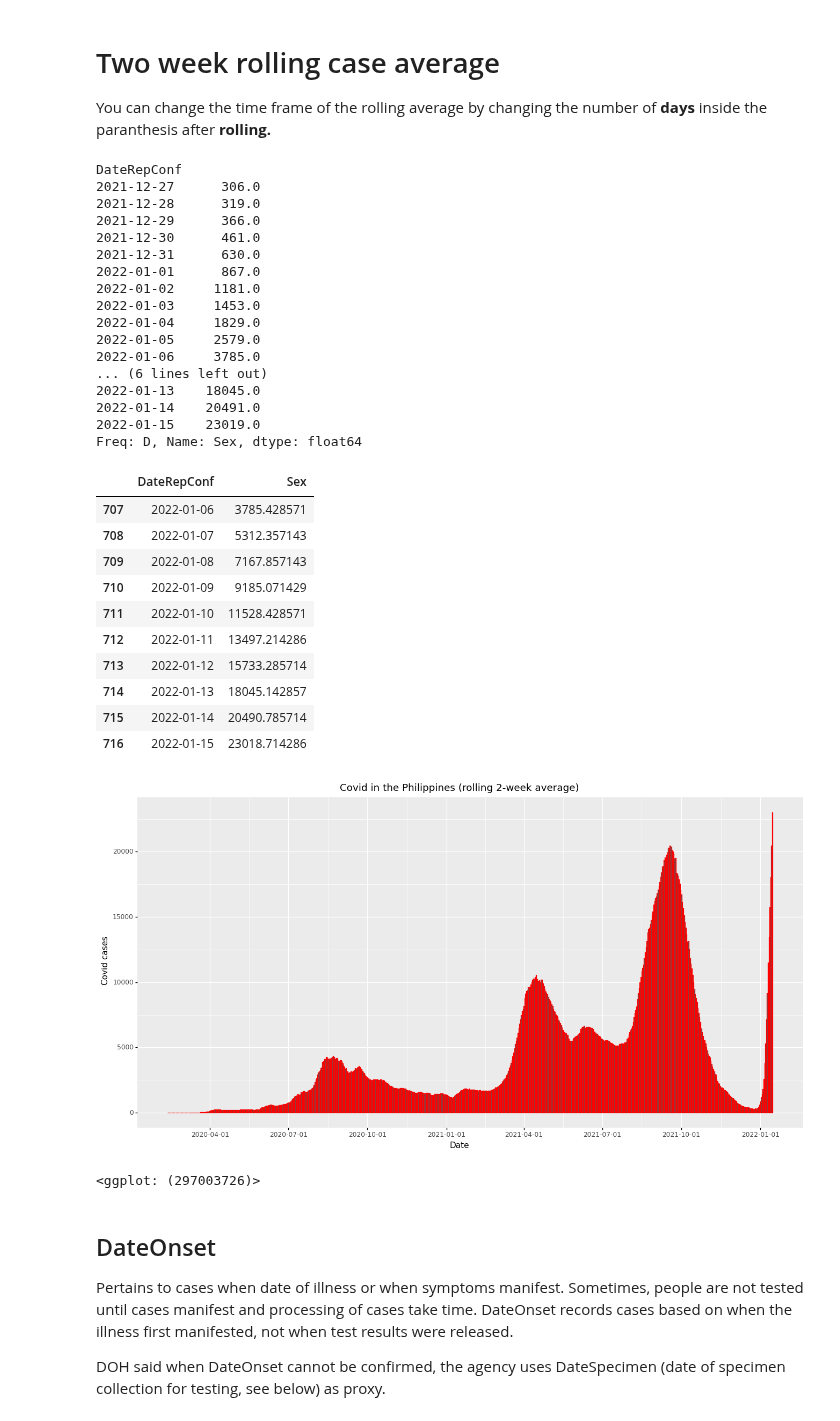
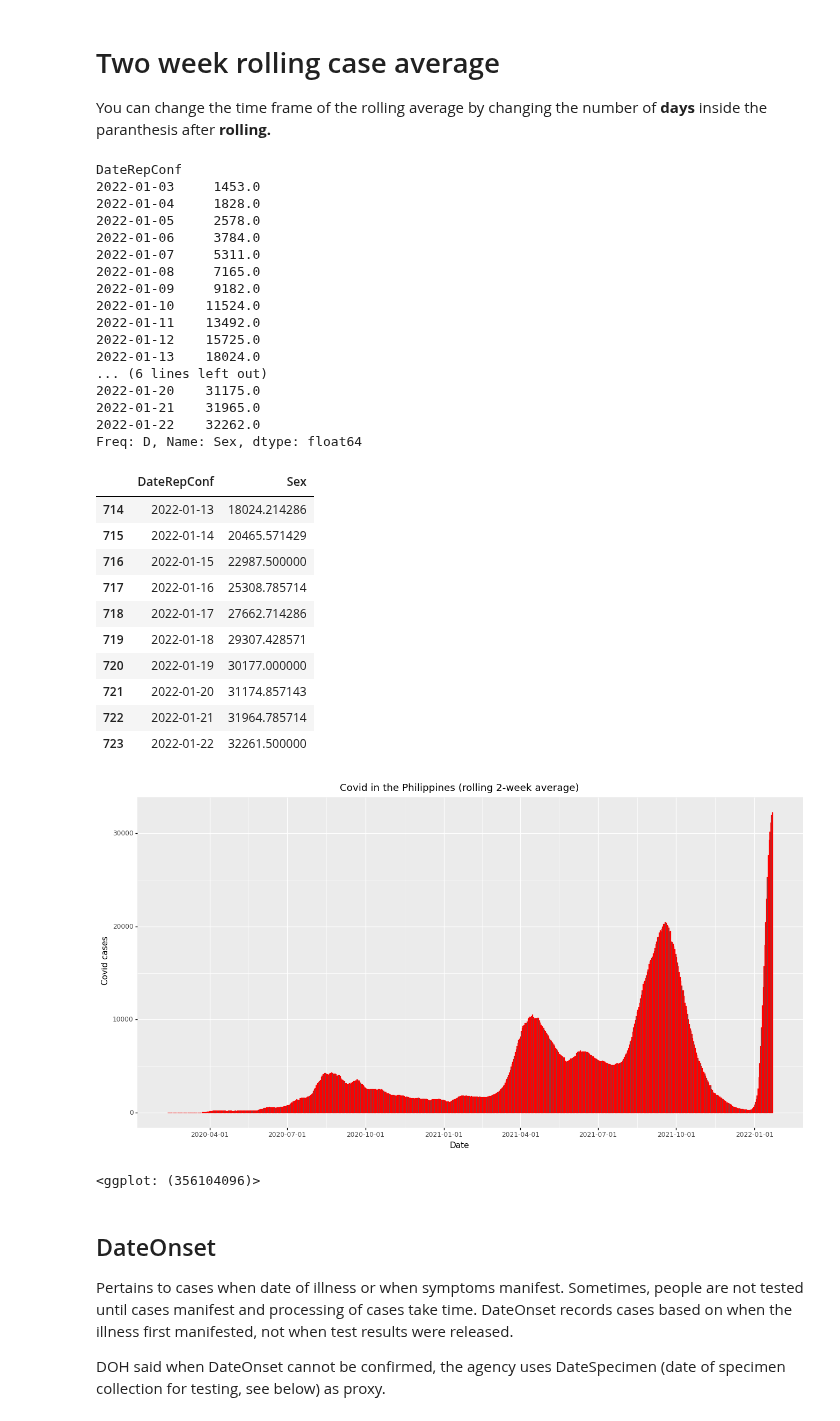
Before and after one commit to pmagtulis/covid-ph, a Jupyter notebook: covid-philippines.ipynb, the cells around one changed output. Saved outputs shown, nothing was run; the diff lists cells and outputs as text; code cells hidden in the pictures.

```diff
--- a/covid-philippines.ipynb
+++ b/covid-philippines.ipynb
@@ -17,7 +17,7 @@ from plotnine import *
 pd.set_option("display.max_columns", None)
 pd.set_option("display.max_rows", 1000)
 df = pd.concat(
-    map(pd.read_csv, ['DOH COVID Data Drop_ 20220115 - 04 Case Information_batch_0.csv', 'DOH COVID Data Drop_ 20220115 - 04 Case Information_batch_1.csv', 'DOH COVID Data Drop_ 20220115 - 04 Case Information_batch_2.csv', "DOH COVID Data Drop_ 20220115 - 04 Case Information_batch_3.csv"]), ignore_index=True)
+    map(pd.read_csv, ['DOH COVID Data Drop_ 20220122 - 04 Case Information_batch_0.csv', 'DOH COVID Data Drop_ 20220122 - 04 Case Information_batch_1.csv', 'DOH COVID Data Drop_ 20220122 - 04 Case Information_batch_2.csv', "DOH COVID Data Drop_ 20220122 - 04 Case Information_batch_3.csv"]), ignore_index=True)
 df
 # %% [output]
 |  | CaseCode | Age | AgeGroup | Sex | DateSpecimen | DateResultRelease | DateRepConf | DateDied | ... |
@@ -147,47 +147,47 @@ You can change the time frame of the rolling average by changing the number of *
 df.resample('D', on='DateRepConf').Sex.count().rolling(14).mean().round().tail(20)
 # %% [output]
 DateRepConf
-2021-12-27      306.0
-2021-12-28      319.0
-2021-12-29      366.0
-2021-12-30      461.0
-2021-12-31      630.0
-2022-01-01      867.0
-2022-01-02     1181.0
 2022-01-03     1453.0
-2022-01-04     1829.0
-2022-01-05     2579.0
-2022-01-06     3785.0
+2022-01-04     1828.0
+2022-01-05     2578.0
+2022-01-06     3784.0
+2022-01-07     5311.0
+2022-01-08     7165.0
+2022-01-09     9182.0
+2022-01-10    11524.0
+2022-01-11    13492.0
+2022-01-12    15725.0
+2022-01-13    18024.0
 ... (6 lines left out)
-2022-01-13    18045.0
-2022-01-14    20491.0
-2022-01-15    23019.0
+2022-01-20    31175.0
+2022-01-21    31965.0
+2022-01-22    32262.0
 Freq: D, Name: Sex, dtype: float64
 # %%
 case_roll = df.resample('D', on='DateRepConf').Sex.count().rolling(14).mean().to_frame().reset_index()
 case_roll.tail(10)
 # %% [output]
 |  | DateRepConf | Sex |
-| 707 | 2022-01-06 | 3785.428571 |
-| 708 | 2022-01-07 | 5312.357143 |
-| 709 | 2022-01-08 | 7167.857143 |
-| 710 | 2022-01-09 | 9185.071429 |
-| 711 | 2022-01-10 | 11528.428571 |
-| 712 | 2022-01-11 | 13497.214286 |
-| 713 | 2022-01-12 | 15733.285714 |
-| 714 | 2022-01-13 | 18045.142857 |
-| 715 | 2022-01-14 | 20490.785714 |
-| 716 | 2022-01-15 | 23018.714286 |
+| 714 | 2022-01-13 | 18024.214286 |
+| 715 | 2022-01-14 | 20465.571429 |
+| 716 | 2022-01-15 | 22987.500000 |
+| 717 | 2022-01-16 | 25308.785714 |
+| 718 | 2022-01-17 | 27662.714286 |
+| 719 | 2022-01-18 | 29307.428571 |
+| 720 | 2022-01-19 | 30177.000000 |
+| 721 | 2022-01-20 | 31174.857143 |
+| 722 | 2022-01-21 | 31964.785714 |
+| 723 | 2022-01-22 | 32261.500000 |
 # %%
 (
     ggplot(case_roll, aes('DateRepConf', 'Sex')) +
-           geom_col(color="red") +
+           geom_col(color="red", stat="identity") +
            theme(figure_size=(16,8)) +
            labs(x= "Date", y="Covid cases", title="Covid in the Philippines (rolling 2-week average)")
 )
 # %% [output]
-[figure, old version]
+[figure, new version]
-<ggplot: (297003726)>
+<ggplot: (356104096)>
 # %% [markdown]
 ## DateOnset
 
```
Also changed, not shown: parts of 40 cells of this notebook.
